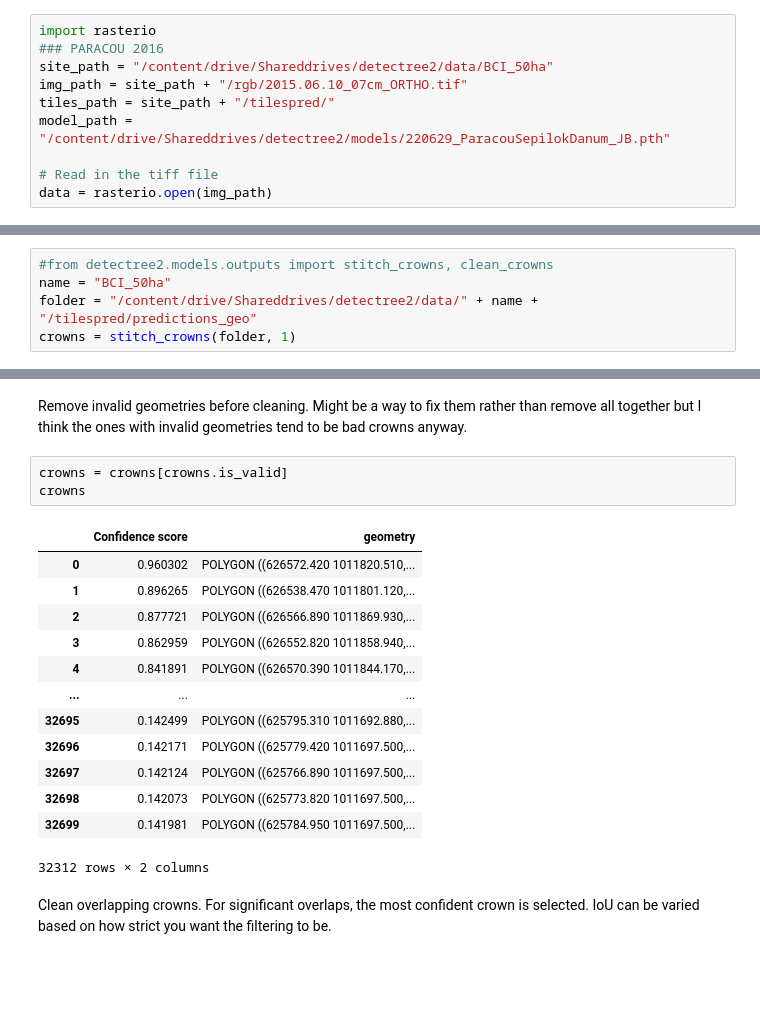
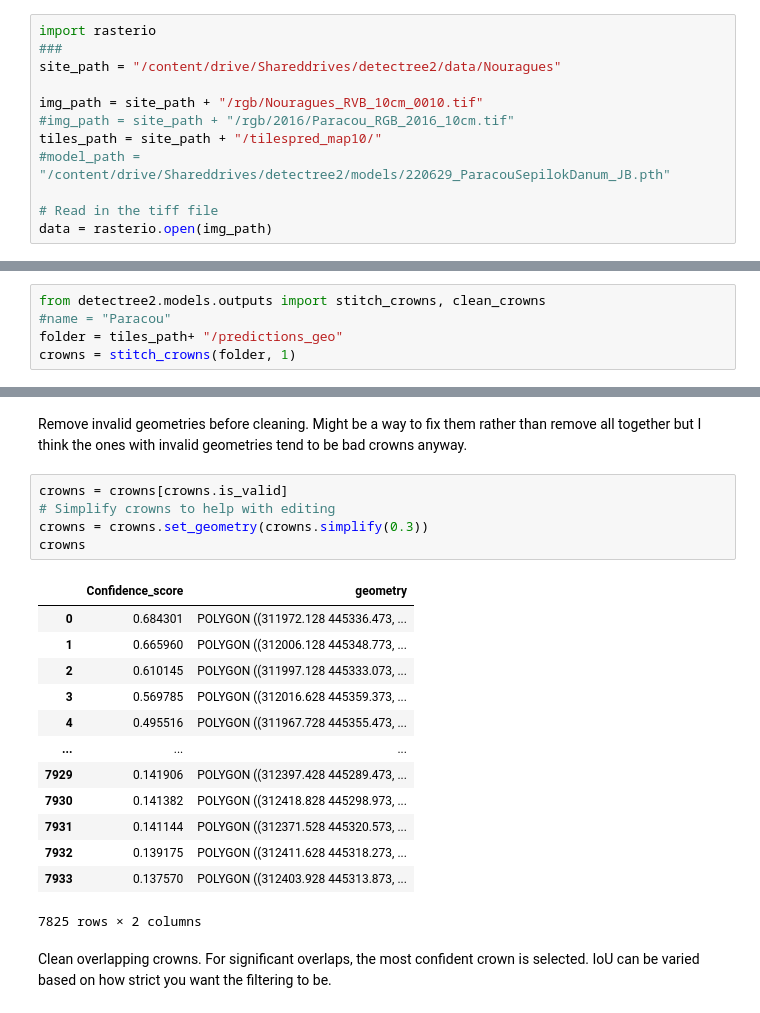
Before and after one commit to PatBall1/detectree2, a Jupyter notebook: notebooks/colab/predictJB.ipynb, the cells around one changed output, grey strips where cells are left out. Saved outputs shown, nothing was run; the diff lists cells and outputs as text; blank space fills up the shorter version.

```diff
--- a/notebooks/colab/predictJB.ipynb
+++ b/notebooks/colab/predictJB.ipynb
@@ -13,11 +29,13 @@ Drive already mounted at /content/drive; to attempt to forcibly remount, call dr
 Tile up the entire orthomosaic to make predictions
 # %%
 import rasterio
-### PARACOU 2016
-site_path = "/content/drive/Shareddrives/detectree2/data/BCI_50ha"
-img_path = site_path + "/rgb/2015.06.10_07cm_ORTHO.tif"
-tiles_path = site_path + "/tilespred/"
-model_path = "/content/drive/Shareddrives/detectree2/models/220629_ParacouSepilokDanum_JB.pth"
+###
+site_path = "/content/drive/Shareddrives/detectree2/data/Nouragues"
+
+img_path = site_path + "/rgb/Nouragues_RVB_10cm_0010.tif"
+#img_path = site_path + "/rgb/2016/Paracou_RGB_2016_10cm.tif"
+tiles_path = site_path + "/tilespred_map10/"
+#model_path = "/content/drive/Shareddrives/detectree2/models/220629_ParacouSepilokDanum_JB.pth"
 
 # Read in the tiff file
 data = rasterio.open(img_path)
@@ -87,5 +155,5 @@ Combine predictions into full output
 # %%
-#from detectree2.models.outputs import stitch_crowns, clean_crowns
-name = "BCI_50ha"
-folder = "/content/drive/Shareddrives/detectree2/data/" + name + "/tilespred/predictions_geo"
+from detectree2.models.outputs import stitch_crowns, clean_crowns
+#name = "Paracou"
+folder = tiles_path+ "/predictions_geo"
 crowns = stitch_crowns(folder, 1)
@@ -108,22 +178,24 @@ crowns
 # %% [markdown]
 Remove invalid geometries before cleaning. Might be a way to fix them rather than remove all together but I think the ones with invalid geometries tend to be bad crowns anyway.
-# %%
-crowns = crowns[crowns.is_valid]
-crowns
-# %% [output]
-|  | Confidence score | geometry |
-| 0 | 0.960302 | POLYGON ((626572.420 1011820.510,... |
-| 1 | 0.896265 | POLYGON ((626538.470 1011801.120,... |
-| 2 | 0.877721 | POLYGON ((626566.890 1011869.930,... |
-| 3 | 0.862959 | POLYGON ((626552.820 1011858.940,... |
-| 4 | 0.841891 | POLYGON ((626570.390 1011844.170,... |
-| ... | ... | ... |
-| 32695 | 0.142499 | POLYGON ((625795.310 1011692.880,... |
-| 32696 | 0.142171 | POLYGON ((625779.420 1011697.500,... |
-| 32697 | 0.142124 | POLYGON ((625766.890 1011697.500,... |
-| 32698 | 0.142073 | POLYGON ((625773.820 1011697.500,... |
-| 32699 | 0.141981 | POLYGON ((625784.950 1011697.500,... |
-32312 rows × 2 columns
+# %%
+crowns = crowns[crowns.is_valid]
+# Simplify crowns to help with editing
+crowns = crowns.set_geometry(crowns.simplify(0.3))
+crowns
+# %% [output]
+|  | Confidence_score | geometry |
+| 0 | 0.684301 | POLYGON ((311972.128 445336.473, ... |
+| 1 | 0.665960 | POLYGON ((312006.128 445348.773, ... |
+| 2 | 0.610145 | POLYGON ((311997.128 445333.073, ... |
+| 3 | 0.569785 | POLYGON ((312016.628 445359.373, ... |
+| 4 | 0.495516 | POLYGON ((311967.728 445355.473, ... |
+| ... | ... | ... |
+| 7929 | 0.141906 | POLYGON ((312397.428 445289.473, ... |
+| 7930 | 0.141382 | POLYGON ((312418.828 445298.973, ... |
+| 7931 | 0.141144 | POLYGON ((312371.528 445320.573, ... |
+| 7932 | 0.139175 | POLYGON ((312411.628 445318.273, ... |
+| 7933 | 0.137570 | POLYGON ((312403.928 445313.873, ... |
+7825 rows × 2 columns
 # %% [markdown]
 Clean overlapping crowns. For significant overlaps, the most confident crown is selected. IoU can be varied based on how strict you want the filtering to be.
 # %%
```
Also changed, not shown: parts of 18 cells of this notebook, 4 other files.
